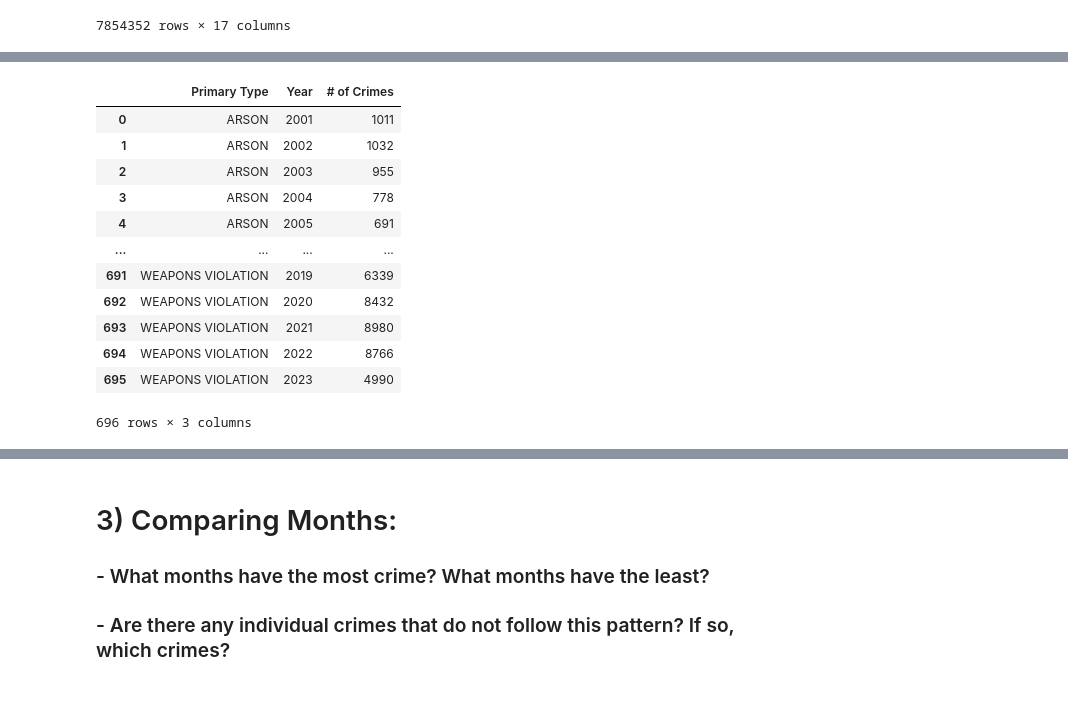
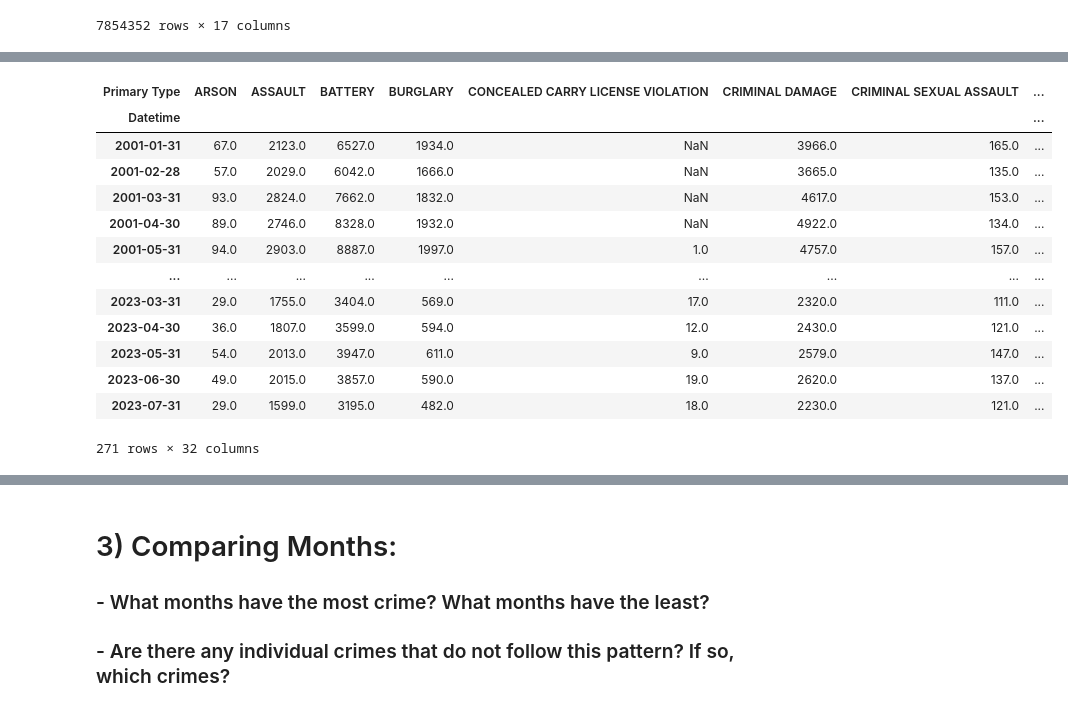
Before and after one commit to tjbingamon/Project-4---Chicago-Crime-Data, a Jupyter notebook: Project 4 Part 1.ipynb, the cells around one changed output, grey strips where cells are left out. Cells and saved outputs as stored; diff of their text form; code cells hidden in the pictures.

```diff
--- a/Project 4 Part 1.ipynb
+++ b/Project 4 Part 1.ipynb
@@ -154,0 +193,2 @@ df.head(2)
+# %%
+df['Primary Type'] = df['Primary Type'].replace({'CRIM SEXUAL ASSAULT': 'CRIMINAL SEXUAL ASSAULT'})
@@ -315,5 +368,4 @@ df2
 | 2003-12-31 12:59:10 | CRIMINAL TRESPASS | TO LAND | RESIDENCE PORCH/HALLWAY | True | False | 2422 | 24.0 | 49.0 | ... |
 7854352 rows × 17 columns
 # %%
-crimes_by_year = df2.groupby('Primary Type')['Year'].value_counts().sort_index()
-crimes_by_year
+plot_type = df2.groupby('Primary Type').resample('M').size()
@@ -334,19 +372,19 @@ Name: Year, Length: 696, dtype: int64
 # %%
-# convert dataframe and reset_index()
-graph_2 = crimes_by_year.to_frame('# of Crimes').reset_index()
-graph_2
+plot_type = plot_type.unstack().T
+plot_type
 # %% [output]
-|  | Primary Type | Year | # of Crimes |
-| 0 | ARSON | 2001 | 1011 |
-| 1 | ARSON | 2002 | 1032 |
-| 2 | ARSON | 2003 | 955 |
-| 3 | ARSON | 2004 | 778 |
-| 4 | ARSON | 2005 | 691 |
-| ... | ... | ... | ... |
-| 691 | WEAPONS VIOLATION | 2019 | 6339 |
-| 692 | WEAPONS VIOLATION | 2020 | 8432 |
-| 693 | WEAPONS VIOLATION | 2021 | 8980 |
-| 694 | WEAPONS VIOLATION | 2022 | 8766 |
-| 695 | WEAPONS VIOLATION | 2023 | 4990 |
+| Primary Type | ARSON | ASSAULT | BATTERY | BURGLARY | CONCEALED CARRY LICENSE VIOLATION | CRIMINAL DAMAGE | CRIMINAL SEXUAL ASSAULT | ... |
+| Datetime |  |  |  |  |  |  |  | ... |
+| 2001-01-31 | 67.0 | 2123.0 | 6527.0 | 1934.0 | NaN | 3966.0 | 165.0 | ... |
+| 2001-02-28 | 57.0 | 2029.0 | 6042.0 | 1666.0 | NaN | 3665.0 | 135.0 | ... |
+| 2001-03-31 | 93.0 | 2824.0 | 7662.0 | 1832.0 | NaN | 4617.0 | 153.0 | ... |
+| 2001-04-30 | 89.0 | 2746.0 | 8328.0 | 1932.0 | NaN | 4922.0 | 134.0 | ... |
+| 2001-05-31 | 94.0 | 2903.0 | 8887.0 | 1997.0 | 1.0 | 4757.0 | 157.0 | ... |
+| ... | ... | ... | ... | ... | ... | ... | ... | ... |
+| 2023-03-31 | 29.0 | 1755.0 | 3404.0 | 569.0 | 17.0 | 2320.0 | 111.0 | ... |
+| 2023-04-30 | 36.0 | 1807.0 | 3599.0 | 594.0 | 12.0 | 2430.0 | 121.0 | ... |
+| 2023-05-31 | 54.0 | 2013.0 | 3947.0 | 611.0 | 9.0 | 2579.0 | 147.0 | ... |
+| 2023-06-30 | 49.0 | 2015.0 | 3857.0 | 590.0 | 19.0 | 2620.0 | 137.0 | ... |
+| 2023-07-31 | 29.0 | 1599.0 | 3195.0 | 482.0 | 18.0 | 2230.0 | 121.0 | ... |
-696 rows × 3 columns
+271 rows × 32 columns
 # %%
```
Also changed, not shown: parts of 44 cells of this notebook.
